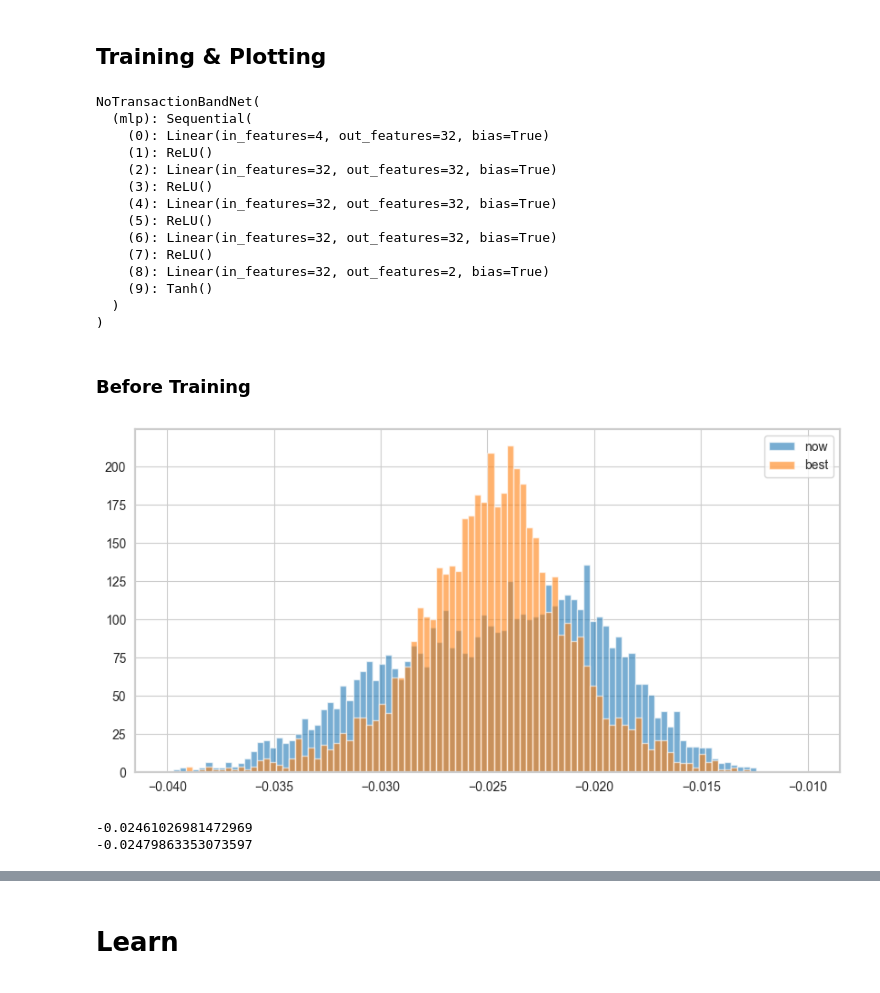
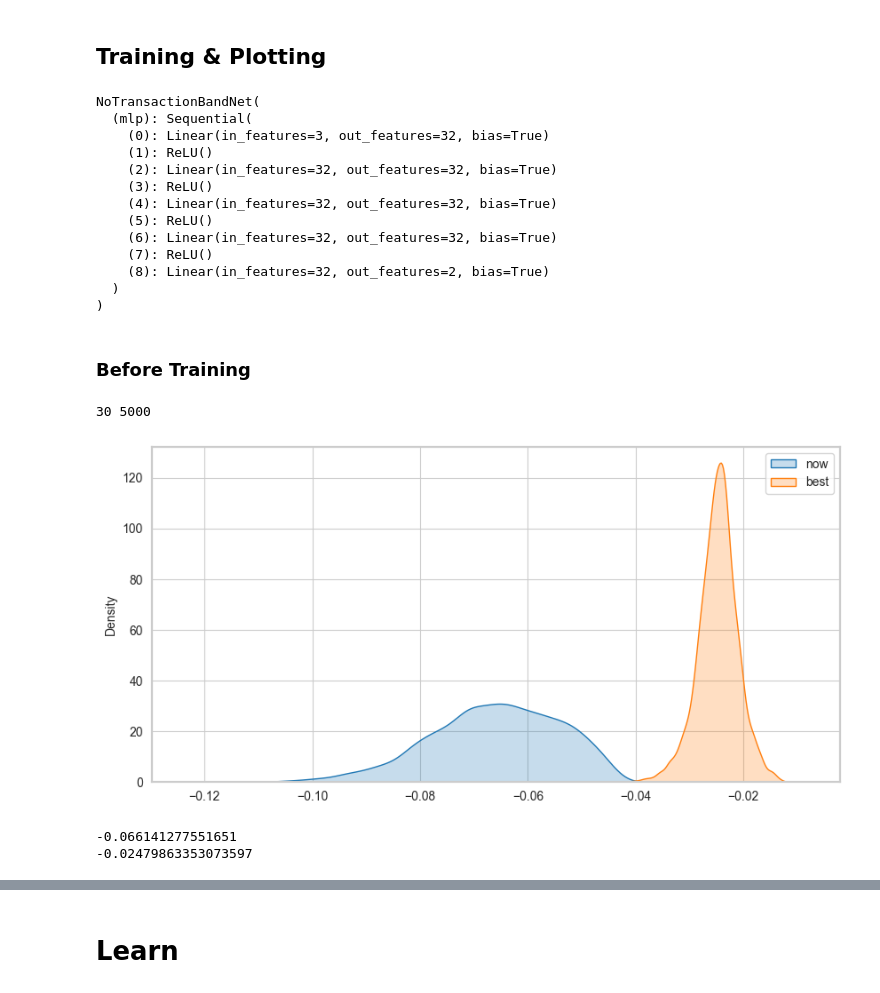
Before and after one commit to bluesunb/Deep_Hedging, a Jupyter notebook: Algorithms/dl/no-transaction-band.ipynb, the cells around one changed output, grey strips where cells are left out. Saved outputs shown, nothing was run; the diff lists cells and outputs as text; code cells hidden in the pictures.

```diff
--- a/Algorithms/dl/no-transaction-band.ipynb
+++ b/Algorithms/dl/no-transaction-band.ipynb
@@ -122,3 +98,29 @@ class NoTransactionBandNet(nn.Module):
+# %%
+from Utils.tensors import create_module, clamp, to_numpy
+from Utils.prices_torch import european_call_delta
+
+class NoTransactionBandNet(th.nn.Module):
+
+    def __init__(self, in_features=3):
+        super().__init__()
+
+        # A four-layer MLP with 32 hidden neurons in each layer
+        mlp = create_module(in_features, 2, [32,32,32,32], squash_output=False)
+        self.mlp = nn.Sequential(*mlp)
+
+    def forward(self, x, prev):
+        # Black-Scholes' delta in the absence of transaction cost
+        no_cost_delta = european_option_delta(x[:, 0], x[:, 1], x[:, 2])
+
+        # Compute no-transaction band using the multi-layer perceptron
+        band_width = self.mlp(x)
+        lower = no_cost_delta - F.leaky_relu(band_width[:, 0])
+        upper = no_cost_delta + F.leaky_relu(band_width[:, 1])
+
+        # Hedge ratio at the next time step is obtained by clamping the previous one inside the band
+        hedge = clamp(prev, lower, upper)
+
+        return hedge
 # %% [markdown]
 # P&L
 # %%
@@ -150,19 +152,19 @@ def compute_pnl(hedging_model: nn.Module,
 
     # buyer's option execution (so, it is loss for seller=(us))
 
-    pnl -= european_option_payoff(prices)
+    pnl -= pt.european_option_payoff(prices)
 
     return pnl
 # %% [markdown]
 ## Training & Plotting
 # %%
-set_seed()
-model_ntb = NoTransactionBandNet(in_features=4, squash=True)
+ts.set_seed()
+model_ntb = NoTransactionBandNet(in_features=3)
 model_ntb
 # %% [output]
 NoTransactionBandNet(
   (mlp): Sequential(
-    (0): Linear(in_features=4, out_features=32, bias=True)
+    (0): Linear(in_features=3, out_features=32, bias=True)
     (1): ReLU()
     (2): Linear(in_features=32, out_features=32, bias=True)
     (3): ReLU()
@@ -171,7 +173,6 @@ NoTransactionBandNet(
     (6): Linear(in_features=32, out_features=32, bias=True)
     (7): ReLU()
     (8): Linear(in_features=32, out_features=2, bias=True)
-    (9): Tanh()
   )
 )
 # %% [markdown]
@@ -180,21 +181,19 @@ NoTransactionBandNet(
 n_paths = 5000
 epochs = 200
 
-set_seed()
-pnl_before = compute_pnl(model_ntb, n_paths, cost=1e-3)
+ts.set_seed()
+pnl_before = compute_pnl(model_ntb, n_paths=n_paths)
+# %% [output]
+30 5000
 # %%
-plt_kwargs = {'bins': 100,
-              'range': (-0.04, -0.01),
-              'alpha': 0.6}
-
-plt.hist(to_numpy(pnl_before), **plt_kwargs, label='now')
-plt.hist(np.load('best_pnl_before.npy'), **plt_kwargs, label='best')
+sb.kdeplot(to_numpy(pnl_before), shade=True, label='now')
+sb.kdeplot(np.load('best_pnl_before.npy'), shade=True, label='best')
 plt.legend()
 plt.show()
 
 print(th.mean(pnl_before).item())
 print(np.mean(np.load('best_pnl_before.npy')).item())
 # %% [output]
-[figure, old version]
+[figure, new version]
--0.02461026981472969
+-0.066141277551651
 -0.02479863353073597
```
Also changed, not shown: parts of 16 cells of this notebook, 6 other files.
